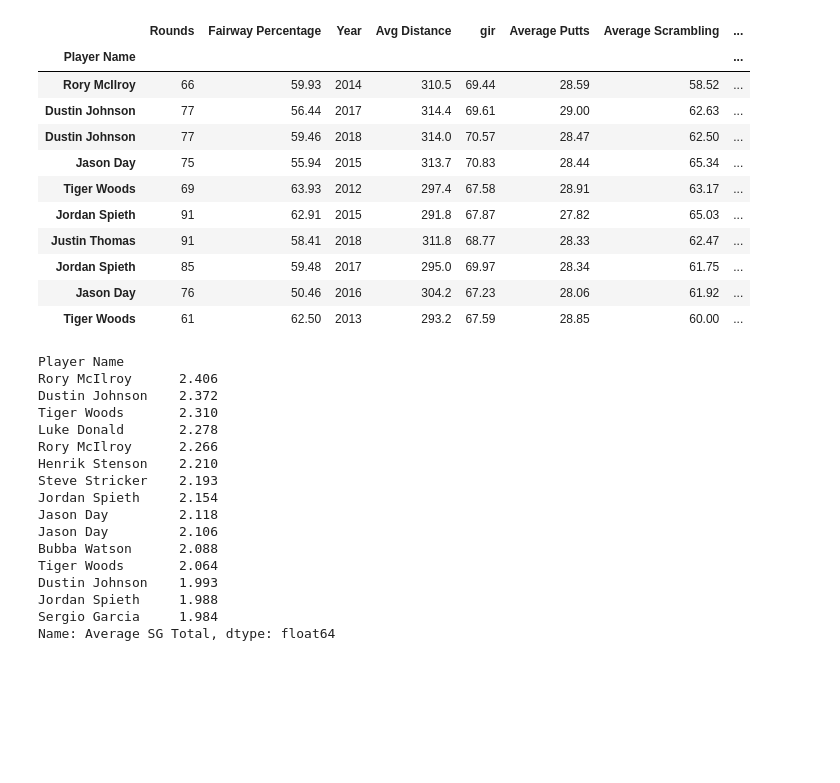
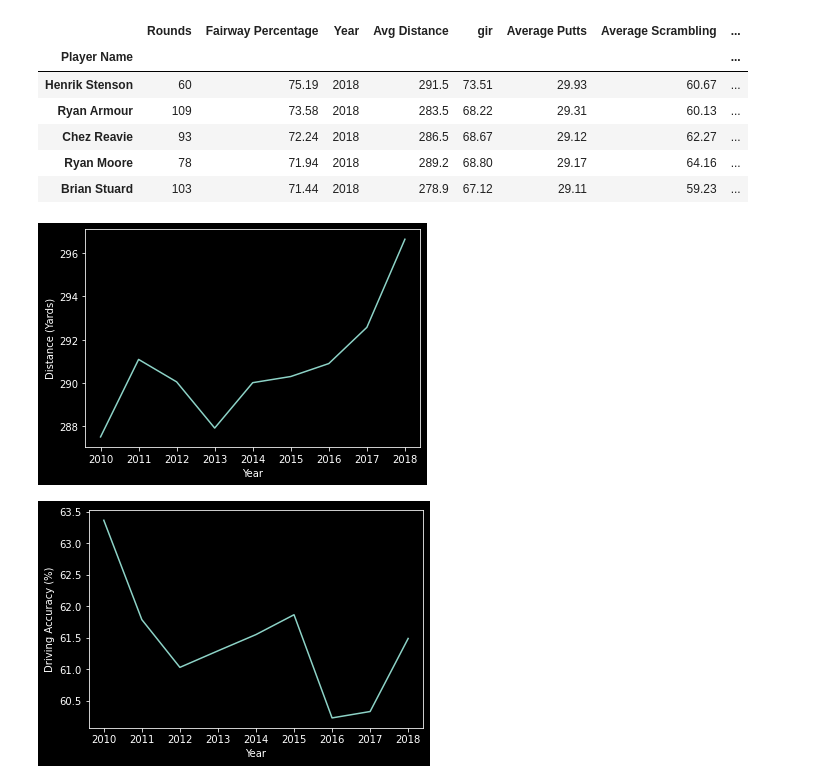
Before and after one commit to jacksullivan2/pgatour-data-analysis, a Jupyter notebook: PGA Tour Data Analysis .ipynb, the cells around one changed output. Saved outputs shown, nothing was run; the diff lists cells and outputs as text; code cells hidden in the pictures; blank space fills up the shorter version.

```diff
--- a/PGA Tour Data Analysis .ipynb
+++ b/PGA Tour Data Analysis .ipynb
@@ -1,5 +1,6 @@
 # %%
 import pandas as pd
 # %%
-import numpy as np
+from matplotlib import pyplot as plt
+plt.style.use('dark_background')
 # %%
@@ -10,39 +16,33 @@ pd.set_option('display.max_rows', 20)
 df['Wins'].fillna(0, inplace=True)
 df['Top 10'].fillna(0, inplace=True)
 # %%
-filter = (df['Wins'] >= 3) & (df['Average SG Total'] >= 1.8)
+df.head()
+# %% [output]
+|  | Rounds | Fairway Percentage | Year | Avg Distance | gir | Average Putts | Average Scrambling | ... |
+| Player Name |  |  |  |  |  |  |  | ... |
+| Henrik Stenson | 60 | 75.19 | 2018 | 291.5 | 73.51 | 29.93 | 60.67 | ... |
+| Ryan Armour | 109 | 73.58 | 2018 | 283.5 | 68.22 | 29.31 | 60.13 | ... |
+| Chez Reavie | 93 | 72.24 | 2018 | 286.5 | 68.67 | 29.12 | 62.27 | ... |
+| Ryan Moore | 78 | 71.94 | 2018 | 289.2 | 68.80 | 29.17 | 64.16 | ... |
+| Brian Stuard | 103 | 71.44 | 2018 | 278.9 | 67.12 | 29.11 | 59.23 | ... |
-# %%
-df.loc[filter].sort_values(by='SG:OTT', ascending=False)
-# %% [output]
-|  | Rounds | Fairway Percentage | Year | Avg Distance | gir | Average Putts | Average Scrambling | ... |
-| Player Name |  |  |  |  |  |  |  | ... |
-| Rory McIlroy | 66 | 59.93 | 2014 | 310.5 | 69.44 | 28.59 | 58.52 | ... |
-| Dustin Johnson | 77 | 56.44 | 2017 | 314.4 | 69.61 | 29.00 | 62.63 | ... |
-| Dustin Johnson | 77 | 59.46 | 2018 | 314.0 | 70.57 | 28.47 | 62.50 | ... |
-| Jason Day | 75 | 55.94 | 2015 | 313.7 | 70.83 | 28.44 | 65.34 | ... |
-| Tiger Woods | 69 | 63.93 | 2012 | 297.4 | 67.58 | 28.91 | 63.17 | ... |
-| Jordan Spieth | 91 | 62.91 | 2015 | 291.8 | 67.87 | 27.82 | 65.03 | ... |
-| Justin Thomas | 91 | 58.41 | 2018 | 311.8 | 68.77 | 28.33 | 62.47 | ... |
-| Jordan Spieth | 85 | 59.48 | 2017 | 295.0 | 69.97 | 28.34 | 61.75 | ... |
-| Jason Day | 76 | 50.46 | 2016 | 304.2 | 67.23 | 28.06 | 61.92 | ... |
-| Tiger Woods | 61 | 62.50 | 2013 | 293.2 | 67.59 | 28.85 | 60.00 | ... |
-# %%
-df['Average SG Total'].nlargest(15)
-# %% [output]
-Player Name
-Rory McIlroy      2.406
-Dustin Johnson    2.372
-Tiger Woods       2.310
-Luke Donald       2.278
-Rory McIlroy      2.266
-Henrik Stenson    2.210
-Steve Stricker    2.193
-Jordan Spieth     2.154
-Jason Day         2.118
-Jason Day         2.106
-Bubba Watson      2.088
-Tiger Woods       2.064
-Dustin Johnson    1.993
-Jordan Spieth     1.988
-Sergio Garcia     1.984
-Name: Average SG Total, dtype: float64
+# %%
+# Lets analyse the change in average driving distance over the 9 years of this dataset. First, group the dataframe by the Year
+# column
+year_grp = df.groupby(['Year'])
+avg_distance_by_year = year_grp['Avg Distance'].mean()
+avg_distance_by_year
+years = [x for x in range (2010, 2019)]
+# %%
+plt.plot(years, avg_distance_by_year)
+plt.xlabel("Year")
+plt.ylabel("Distance (Yards)")
+plt.show()
+# Let's now see how driving accuracy has evolved over the same time period.
+fairway_accuracy_per_year = year_grp['Fairway Percentage'].mean()
+plt.plot(years, fairway_accuracy_per_year)
+plt.xlabel("Year")
+plt.ylabel("Driving Accuracy (%)")
+plt.show()
+# %% [output]
+[figure, added]
+[figure, added]
```
Also changed, not shown: parts of 9 cells of this notebook.
